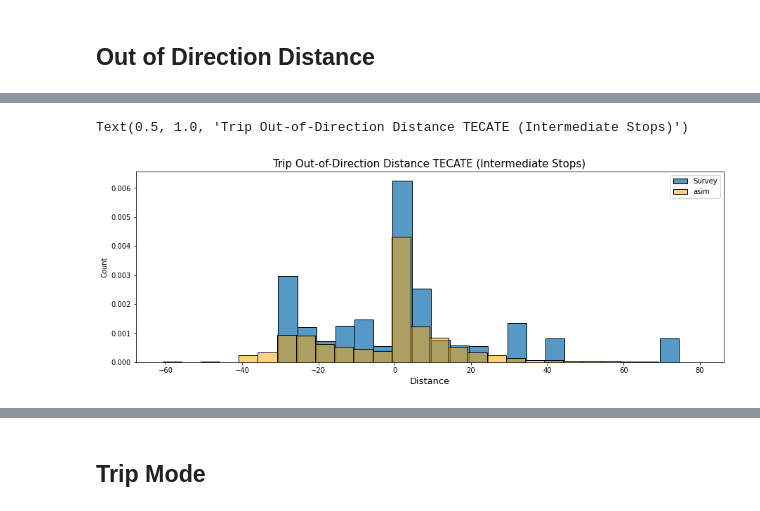
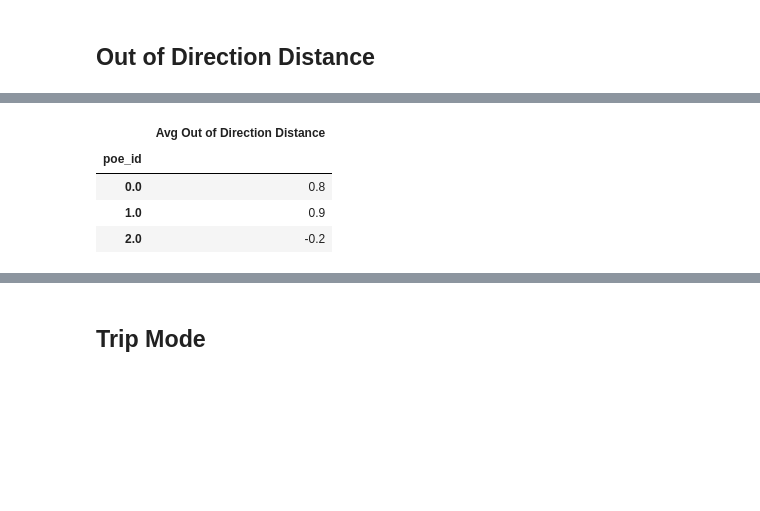
Before and after one commit to SANDAG/ABM, a Jupyter notebook: src/asim_cross_border/notebooks/cross_border_summary_calibrate.ipynb, the cells around one changed output, grey strips where cells are left out. Drawn from its saved outputs; the diff is of its cells as text; code cells hidden in the pictures; blank space fills up the shorter version.

```diff
--- a/src/asim_cross_border/notebooks/cross_border_summary_calibrate.ipynb
+++ b/src/asim_cross_border/notebooks/cross_border_summary_calibrate.ipynb
@@ -1091,13 +1091,20 @@ Text(0.5, 1.0, 'Trip Out-of-Direction Distance (Intermediate Stops)')
+# %%
+out_direction = asim_trips_w_dist.append(Survey_trips_w_dist).groupby(['poe_id'])[['outdirection','sample_rate']].sum()
+out_direction['Avg Out of Direction Distance'] = out_direction['outdirection']/out_direction['sample_rate']
+out_direction[['Avg Out of Direction Distance']]
+# %% [output]
+|  | Avg Out of Direction Distance |
+| poe_id |  |
+| 0.0 | 0.8 |
+| 1.0 | 0.9 |
+| 2.0 | -0.2 |
 # %%
-Survey_trips_w_dist_tecate = Survey_trips_w_dist[Survey_trips_w_dist.poe_id == 2]
-asim_trips_w_dist_tecate = asim_trips_w_dist[asim_trips_w_dist.poe_id == 2]
-fig, ax = plt.subplots(figsize=(15,5))
-sns.histplot(data = Survey_trips_w_dist_tecate, x = 'outdirection', label='Survey', binwidth = 5,weights = Survey_trips_w_dist_tecate.sample_rate_share, ax=ax, fill=True)
-sns.histplot(data = asim_trips_w_dist_tecate, x = 'outdirection', label='asim', binwidth = 5,weights = asim_trips_w_dist_tecate.sample_rate_share,ax=ax, fill=True,alpha=0.5, color = 'orange')
-ax.legend()
-ax.set_xlabel('Distance', fontsize=13)
-ax.set_title('Trip Out-of-Direction Distance TECATE (Intermediate Stops)', fontsize=15)
+# Survey_trips_w_dist_tecate = Survey_trips_w_dist[Survey_trips_w_dist.poe_id == 2]
+# asim_trips_w_dist_tecate = asim_trips_w_dist[asim_trips_w_dist.poe_id == 2]
+# fig, ax = plt.subplots(figsize=(15,5))
+# sns.histplot(data = Survey_trips_w_dist_tecate, x = 'outdirection', label='Survey', binwidth = 5,weights = Survey_trips_w_dist_tecate.sample_rate_share, ax=ax, fill=True)
+# sns.histplot(data = asim_trips_w_dist_tecate, x = 'outdirection', label='asim', binwidth = 5,weights = asim_trips_w_dist_tecate.sample_rate_share,ax=ax, fill=True,alpha=0.5, color = 'orange')
+# ax.legend()
+# ax.set_xlabel('Distance', fontsize=13)
+# ax.set_title('Trip Out-of-Direction Distance TECATE (Intermediate Stops)', fontsize=15)
-# %% [output]
-Text(0.5, 1.0, 'Trip Out-of-Direction Distance TECATE (Intermediate Stops)')
-[figure, removed]
 # %%
```
Also changed, not shown: parts of 16 cells of this notebook.
